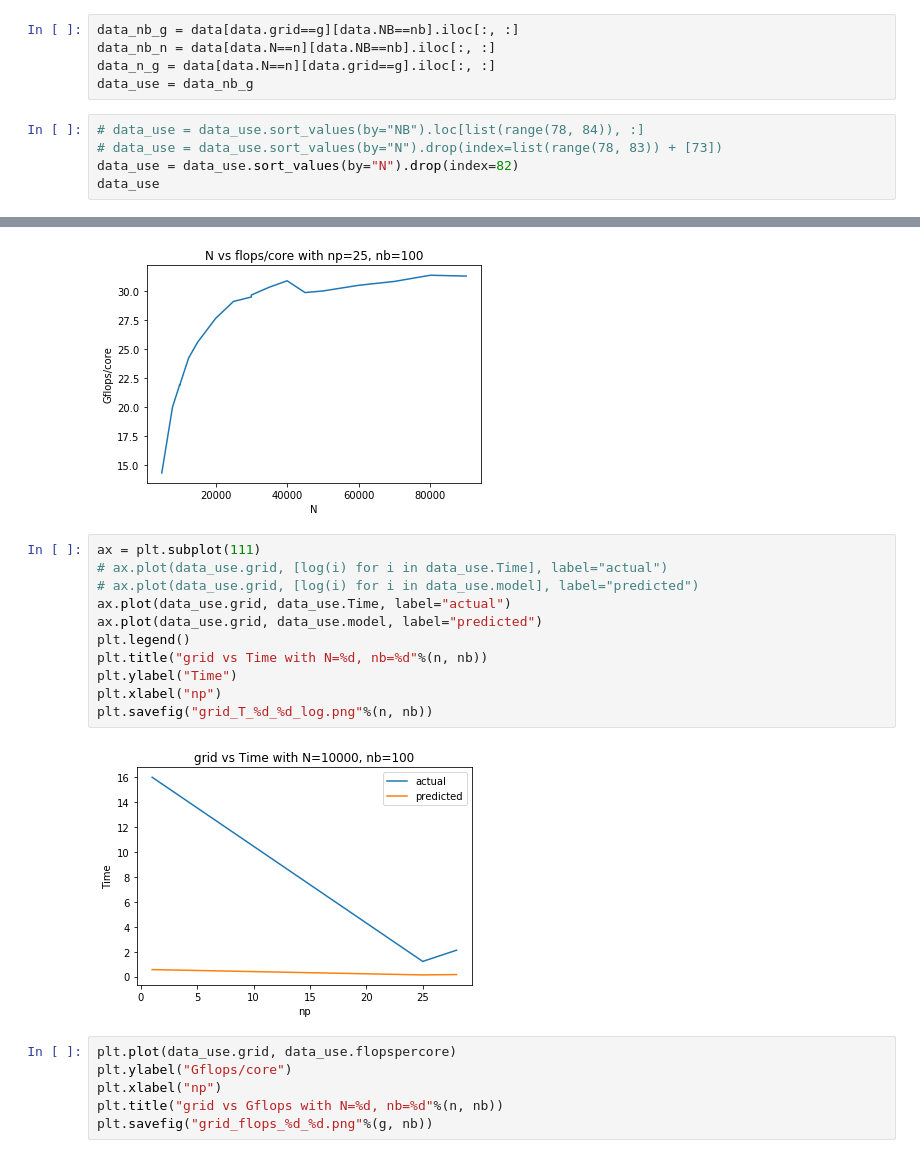
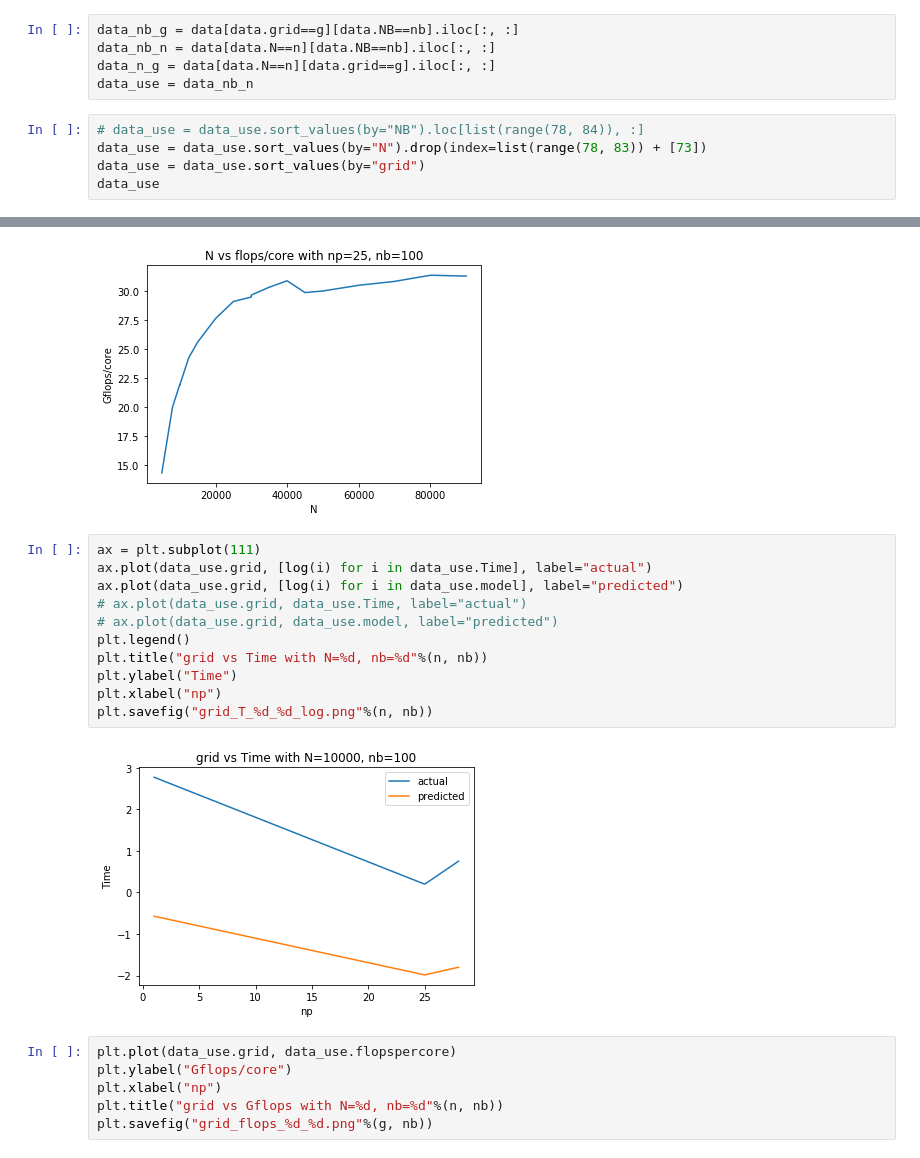
Before and after one commit to hypan599/cse6230, a Jupyter notebook: final/plot.ipynb, the cells around one changed output, grey strips where cells are left out. Drawn from its saved outputs; the diff is of its cells as text.

```diff
--- a/final/plot.ipynb
+++ b/final/plot.ipynb
@@ -56,11 +56,11 @@ n = 10000
 data_nb_g = data[data.grid==g][data.NB==nb].iloc[:, :]
 data_nb_n = data[data.N==n][data.NB==nb].iloc[:, :]
 data_n_g = data[data.N==n][data.grid==g].iloc[:, :]
-data_use = data_nb_g
+data_use = data_nb_n
 # %%
 # data_use = data_use.sort_values(by="NB").loc[list(range(78, 84)), :]
-# data_use = data_use.sort_values(by="N").drop(index=list(range(78, 83)) + [73])
-data_use = data_use.sort_values(by="N").drop(index=82)
+data_use = data_use.sort_values(by="N").drop(index=list(range(78, 83)) + [73])
+data_use = data_use.sort_values(by="grid")
 data_use
 # %% [output]
 |  | N | NB | P | Q | Time | Gflops | grid | flopspercore | model | ratio |
@@ -103,17 +91,17 @@ plt.savefig("N_flops_%d_%d.png"%(g, nb))
 [figure]
 # %%
 ax = plt.subplot(111)
-# ax.plot(data_use.grid, [log(i) for i in data_use.Time], label="actual")
-# ax.plot(data_use.grid, [log(i) for i in data_use.model], label="predicted")
-ax.plot(data_use.grid, data_use.Time, label="actual")
-ax.plot(data_use.grid, data_use.model, label="predicted")
+ax.plot(data_use.grid, [log(i) for i in data_use.Time], label="actual")
+ax.plot(data_use.grid, [log(i) for i in data_use.model], label="predicted")
+# ax.plot(data_use.grid, data_use.Time, label="actual")
+# ax.plot(data_use.grid, data_use.model, label="predicted")
 plt.legend()
 plt.title("grid vs Time with N=%d, nb=%d"%(n, nb))
 plt.ylabel("Time")
 plt.xlabel("np")
 plt.savefig("grid_T_%d_%d_log.png"%(n, nb))
 # %% [output]
-[figure, old version]
+[figure, new version]
 # %%
 plt.plot(data_use.grid, data_use.flopspercore)
 plt.ylabel("Gflops/core")
```
Also changed, not shown: parts of 1 cell of this notebook, 2 other files.
